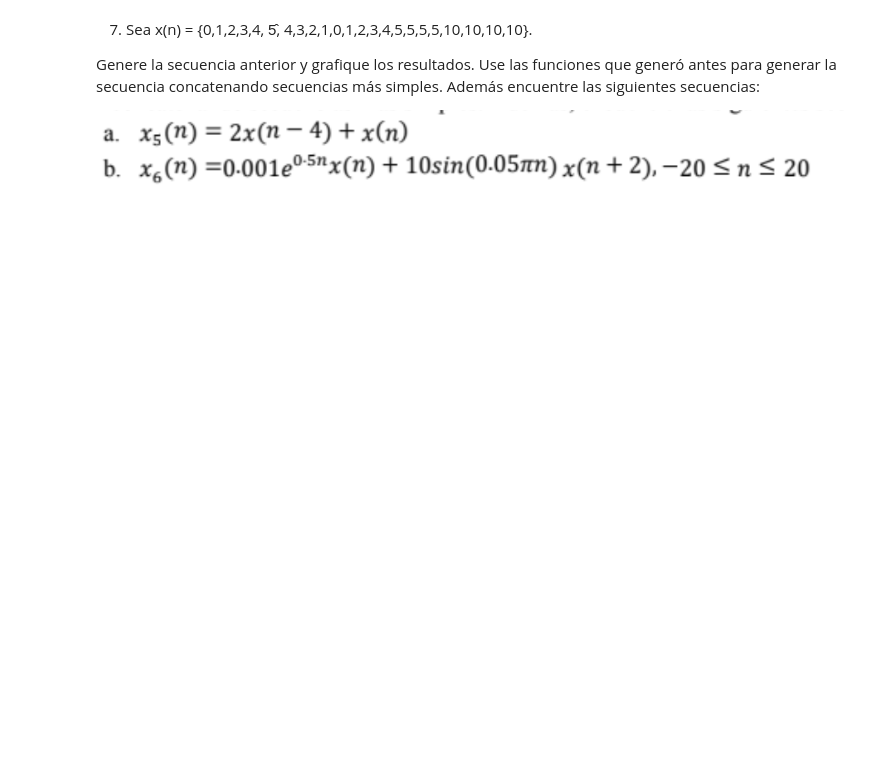
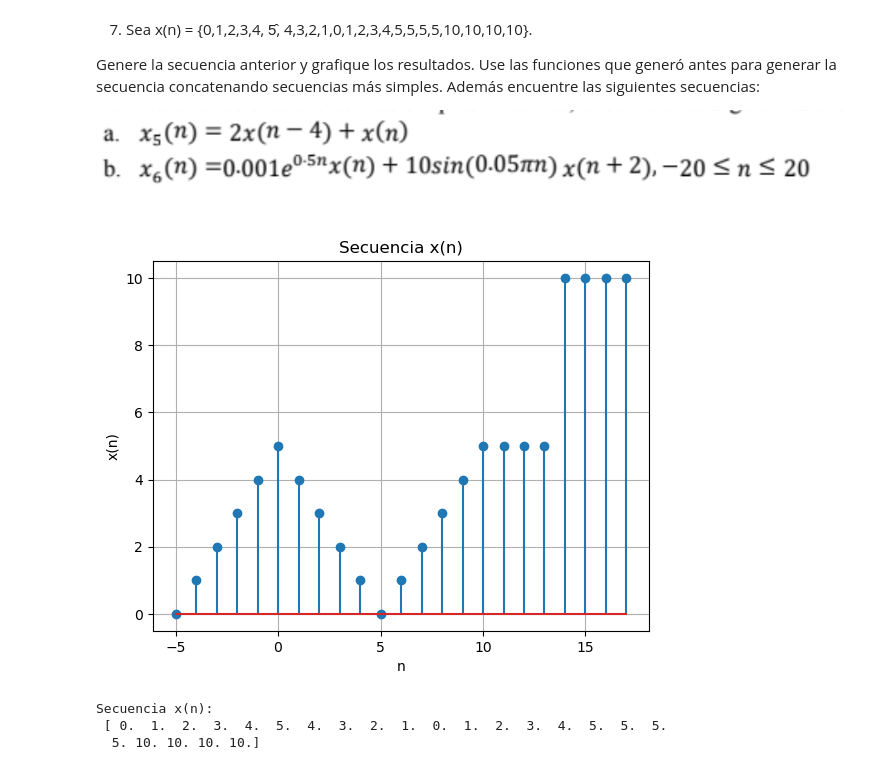
Before and after one commit to marianavasquezr/LAB_BIOSENALES, a Jupyter notebook: Practica2.ipynb, the cells around one changed output. Cells and saved outputs as stored; diff of their text form; code cells hidden in the pictures; blank space fills up the shorter version.

```diff
--- a/Practica2.ipynb
+++ b/Practica2.ipynb
@@ -294,3 +298,31 @@ plt.show()
 Genere la secuencia anterior y grafique los resultados. Use las funciones que generó antes para generar la secuencia concatenando secuencias más simples. Además encuentre las siguientes secuencias:
 
 ![image.png](attachment:image.png)
+# %%
+# Vector de muestras
+n = np.arange(-5, 18)
+
+# Partes simples
+parte1 = np.arange(0,6)        # 0 1 2 3 4 5
+parte2 = np.arange(4,-1,-1)    # 4 3 2 1 0
+parte3 = np.arange(1,5)        # 1 2 3 4
+parte4 = 5*np.ones(4)          # 5 5 5 5
+parte5 = 10*np.ones(4)         # 10 10 10 10
+
+# Concatenación
+x = np.concatenate((parte1, parte2, parte3, parte4, parte5))
+
+# Gráfica
+plt.stem(n, x)
+plt.title("Secuencia x(n)")
+plt.xlabel("n")
+plt.ylabel("x(n)")
+plt.grid()
+plt.show()
+
+print("Secuencia x(n): \n", x)
+# %% [output]
+[figure, added]
+Secuencia x(n):
+ [ 0.  1.  2.  3.  4.  5.  4.  3.  2.  1.  0.  1.  2.  3.  4.  5.  5.  5.
+  5. 10. 10. 10. 10.]
```
Also changed, not shown: parts of 6 cells of this notebook.
